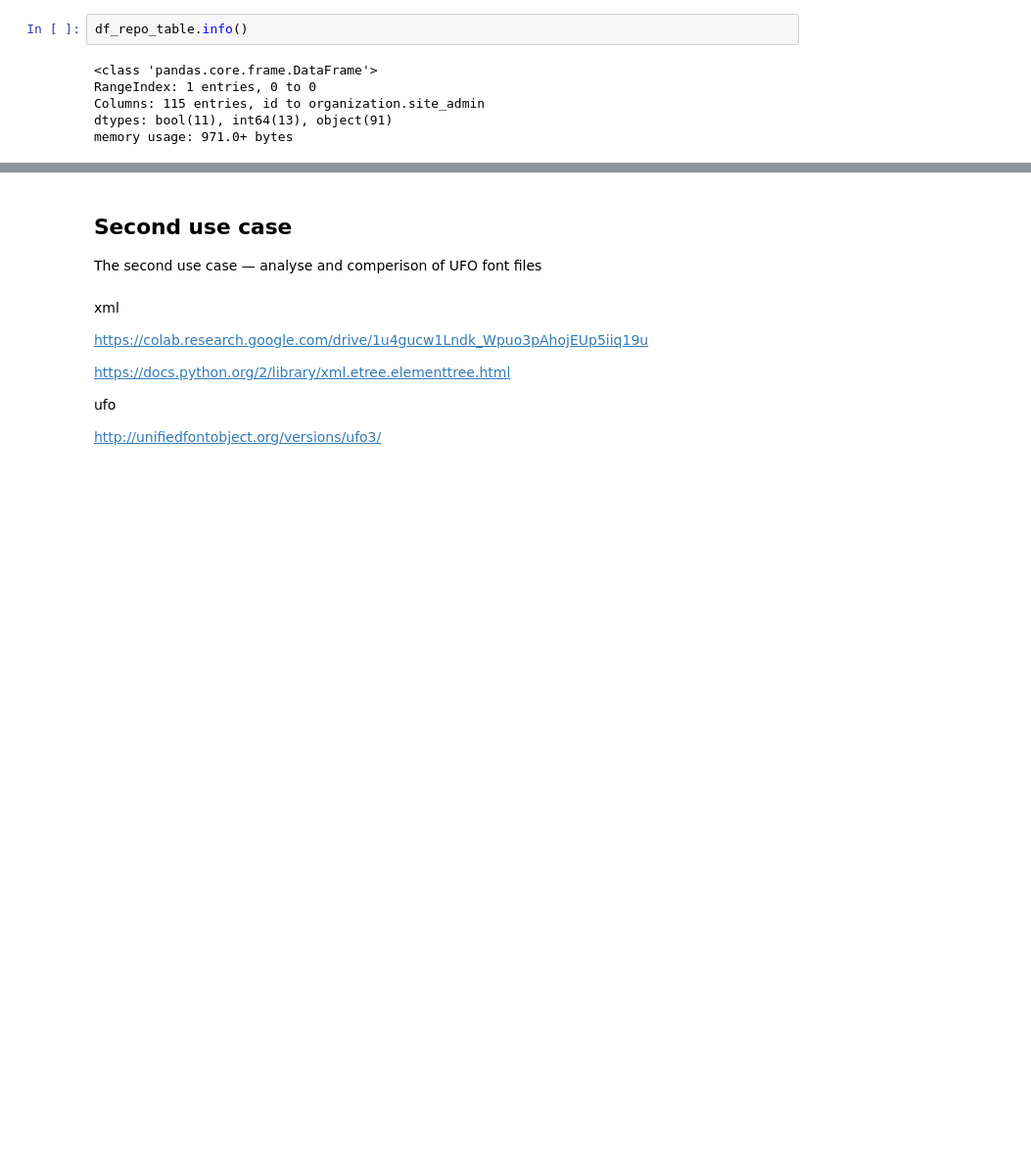
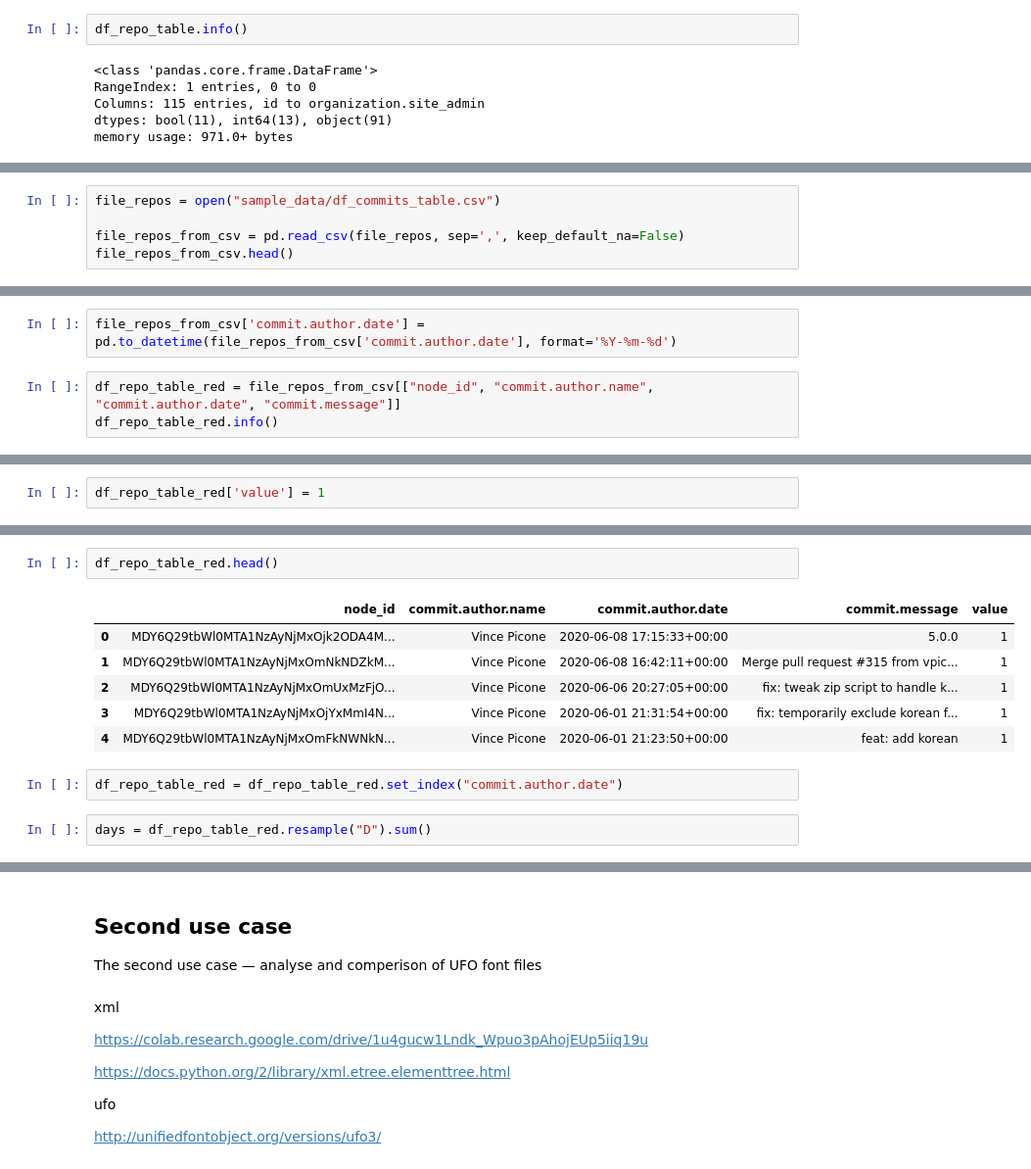
Before and after one commit to kuzminadya/FHP-infovis-py, a Jupyter notebook: Data_Dossier.ipynb, the cells around one changed output, grey strips where cells are left out. Shown at 98% size. Cells and saved outputs as stored; diff of their text form; blank space fills up the shorter version.

```diff
--- a/Data_Dossier.ipynb
+++ b/Data_Dossier.ipynb
@@ -182,0 +157,5 @@ Couinting amount of commits for each day
+# %%
+file_repos = open("sample_data/df_commits_table.csv")
+
+file_repos_from_csv = pd.read_csv(file_repos, sep=',', keep_default_na=False)
+file_repos_from_csv.head()
@@ -182,0 +191,5 @@ Couinting amount of commits for each day
+# %%
+file_repos_from_csv['commit.author.date'] = pd.to_datetime(file_repos_from_csv['commit.author.date'], format='%Y-%m-%d')
+# %%
+df_repo_table_red = file_repos_from_csv[["node_id", "commit.author.name", "commit.author.date", "commit.message"]]
+df_repo_table_red.info()
@@ -182,0 +220,2 @@ Couinting amount of commits for each day
+# %%
+df_repo_table_red['value'] = 1
@@ -182,0 +243,13 @@ Couinting amount of commits for each day
+# %%
+df_repo_table_red.head()
+# %% [output]
+|  | node_id | commit.author.name | commit.author.date | commit.message | value |
+| 0 | MDY6Q29tbWl0MTA1NzAyNjMxOjk2ODA4M... | Vince Picone | 2020-06-08 17:15:33+00:00 | 5.0.0 | 1 |
+| 1 | MDY6Q29tbWl0MTA1NzAyNjMxOmNkNDZkM... | Vince Picone | 2020-06-08 16:42:11+00:00 | Merge pull request #315 from vpic... | 1 |
+| 2 | MDY6Q29tbWl0MTA1NzAyNjMxOmUxMzFjO... | Vince Picone | 2020-06-06 20:27:05+00:00 | fix: tweak zip script to handle k... | 1 |
+| 3 | MDY6Q29tbWl0MTA1NzAyNjMxOjYxMmI4N... | Vince Picone | 2020-06-01 21:31:54+00:00 | fix: temporarily exclude korean f... | 1 |
+| 4 | MDY6Q29tbWl0MTA1NzAyNjMxOmFkNWNkN... | Vince Picone | 2020-06-01 21:23:50+00:00 | feat: add korean | 1 |
+# %%
+df_repo_table_red = df_repo_table_red.set_index("commit.author.date")
+# %%
+days = df_repo_table_red.resample("D").sum()
```
Also changed, not shown: parts of 53 cells of this notebook.
